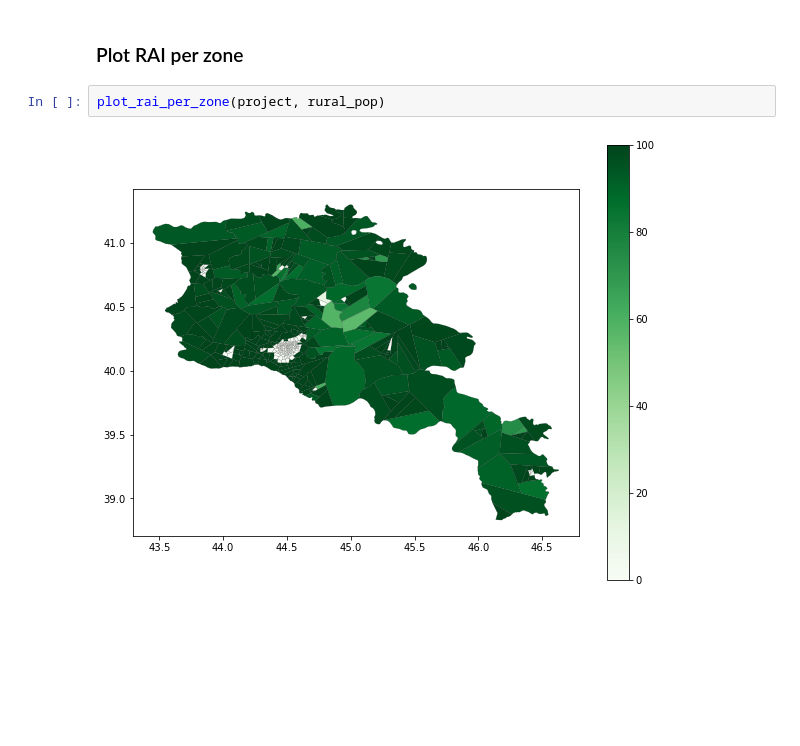
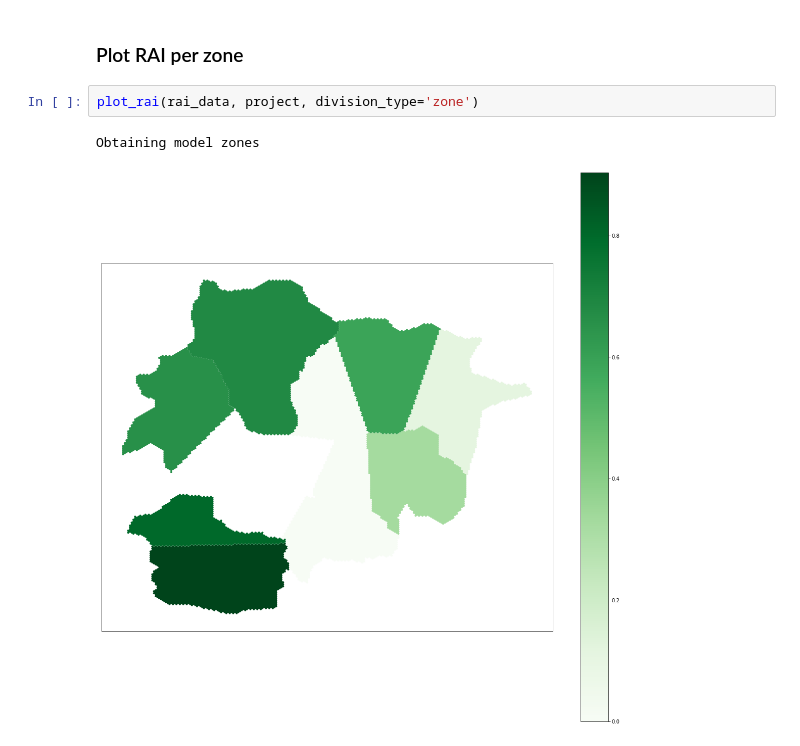
Before and after one commit to pedrocamargo/road_analytics, a Jupyter notebook: notebooks/Rural_Access_Index.ipynb, the cells around one changed output. Saved outputs shown, nothing was run; the diff lists cells and outputs as text; blank space fills up the shorter version.

```diff
--- a/notebooks/Rural_Access_Index.ipynb
+++ b/notebooks/Rural_Access_Index.ipynb
@@ -64,6 +74,7 @@ plot_rai_per_subdivision(model_place, rural_pop)
 # %% [markdown]
 ### Plot RAI per zone
-# %%
-plot_rai_per_zone(project, rural_pop)
-# %% [output]
-[figure, removed]
+# %%
+plot_rai(rai_data, project, division_type='zone')
+# %% [output]
+Obtaining model zones
+[figure, added]
```
Also changed, not shown: parts of 14 cells of this notebook, 10 other files.
